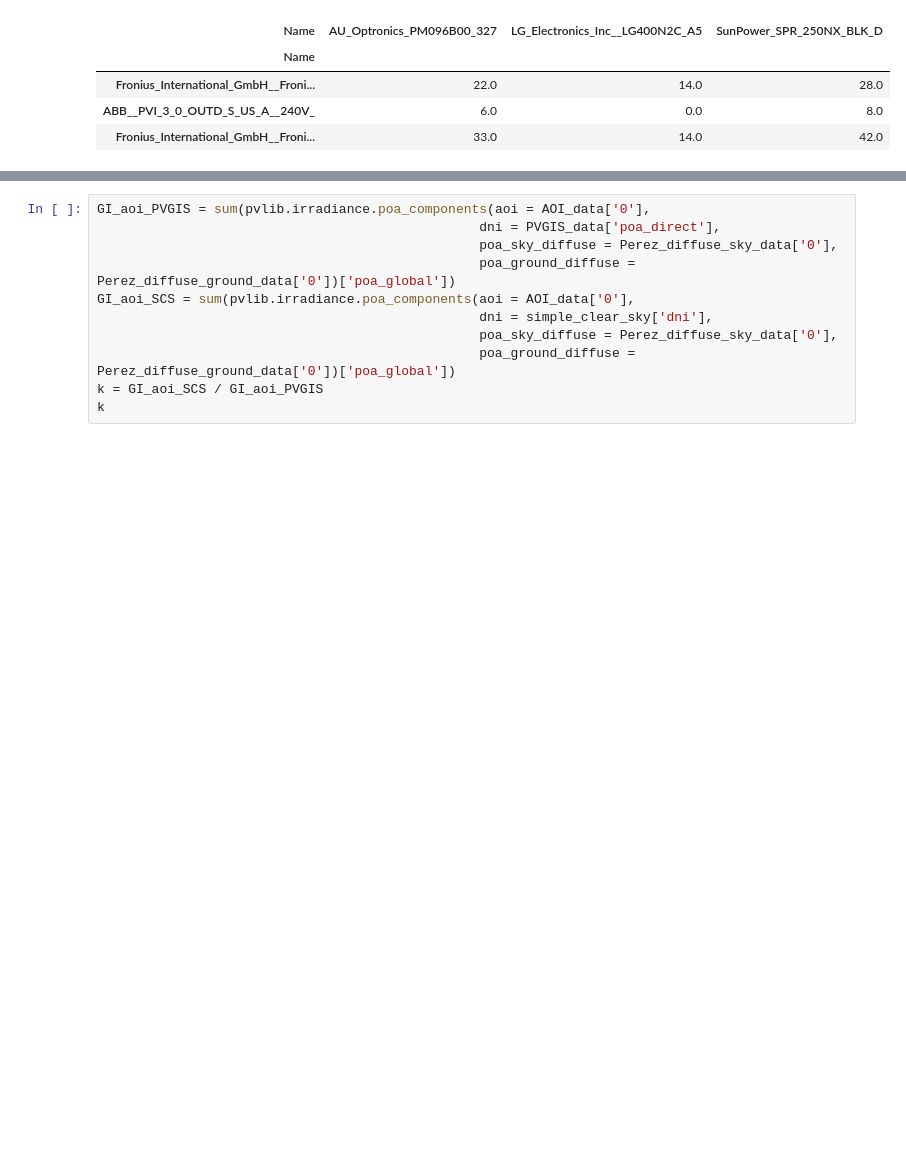
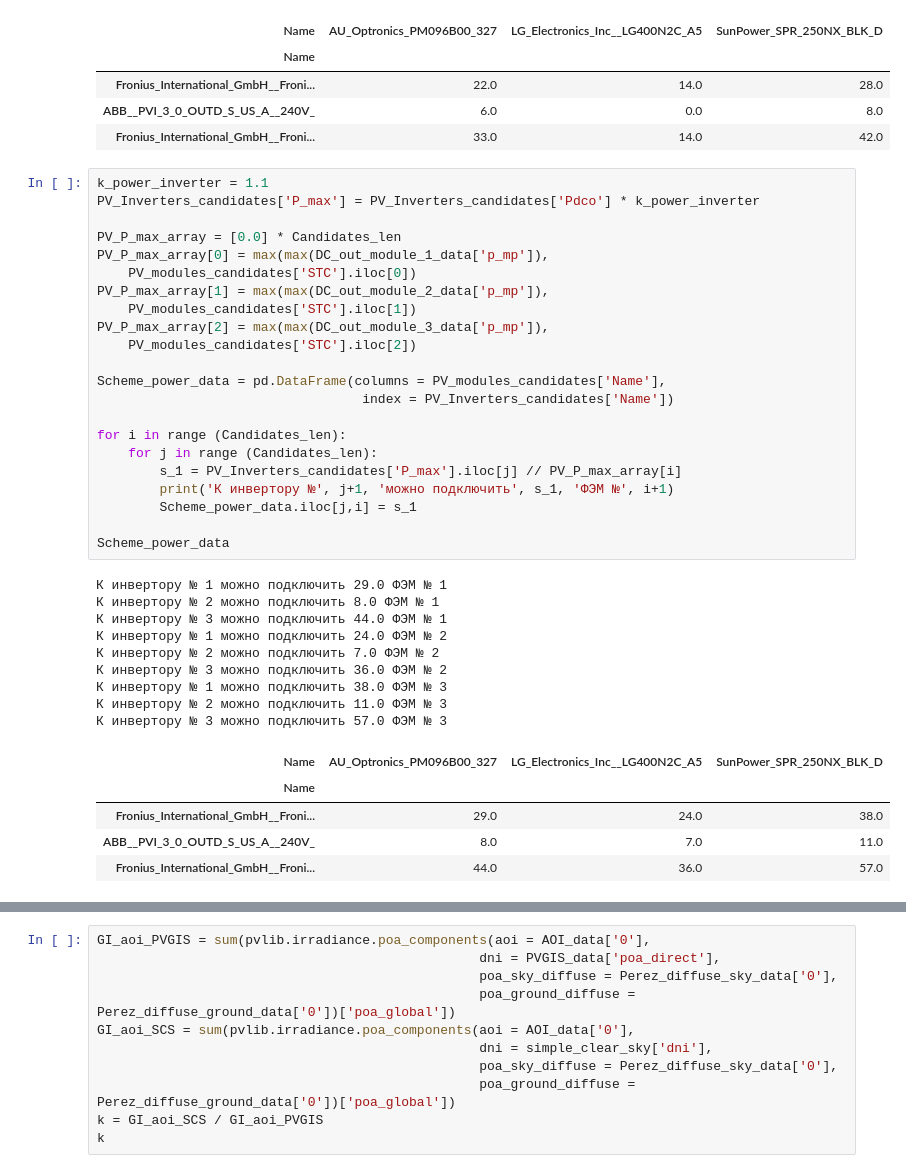
Before and after one commit to EeOneGramm/PVLIB_Grossevichi, a Jupyter notebook: Grossevichi_Kurs.ipynb, the cells around one changed output, grey strips where cells are left out. Cells and saved outputs as stored; diff of their text form; blank space fills up the shorter version.

```diff
--- a/Grossevichi_Kurs.ipynb
+++ b/Grossevichi_Kurs.ipynb
@@ -1084,3 +1084,40 @@ Scheme_total_data
 | Fronius_International_GmbH__Froni... | 22.0 | 14.0 | 28.0 |
 | ABB__PVI_3_0_OUTD_S_US_A__240V_ | 6.0 | 0.0 | 8.0 |
 | Fronius_International_GmbH__Froni... | 33.0 | 14.0 | 42.0 |
+# %%
+k_power_inverter = 1.1
+PV_Inverters_candidates['P_max'] = PV_Inverters_candidates['Pdco'] * k_power_inverter
+
+PV_P_max_array = [0.0] * Candidates_len
+PV_P_max_array[0] = max(max(DC_out_module_1_data['p_mp']),
+    PV_modules_candidates['STC'].iloc[0])
+PV_P_max_array[1] = max(max(DC_out_module_2_data['p_mp']),
+    PV_modules_candidates['STC'].iloc[1])
+PV_P_max_array[2] = max(max(DC_out_module_3_data['p_mp']),
+    PV_modules_candidates['STC'].iloc[2])
+
+Scheme_power_data = pd.DataFrame(columns = PV_modules_candidates['Name'],
+                                  index = PV_Inverters_candidates['Name'])
+
+for i in range (Candidates_len):
+    for j in range (Candidates_len):
+        s_1 = PV_Inverters_candidates['P_max'].iloc[j] // PV_P_max_array[i]
+        print('К инвертору №', j+1, 'можно подключить', s_1, 'ФЭМ №', i+1)
+        Scheme_power_data.iloc[j,i] = s_1
+
+Scheme_power_data
+# %% [output]
+К инвертору № 1 можно подключить 29.0 ФЭМ № 1
+К инвертору № 2 можно подключить 8.0 ФЭМ № 1
+К инвертору № 3 можно подключить 44.0 ФЭМ № 1
+К инвертору № 1 можно подключить 24.0 ФЭМ № 2
+К инвертору № 2 можно подключить 7.0 ФЭМ № 2
+К инвертору № 3 можно подключить 36.0 ФЭМ № 2
+К инвертору № 1 можно подключить 38.0 ФЭМ № 3
+К инвертору № 2 можно подключить 11.0 ФЭМ № 3
+К инвертору № 3 можно подключить 57.0 ФЭМ № 3
+| Name | AU_Optronics_PM096B00_327 | LG_Electronics_Inc__LG400N2C_A5 | SunPower_SPR_250NX_BLK_D |
+| Name |  |  |  |
+| Fronius_International_GmbH__Froni... | 29.0 | 24.0 | 38.0 |
+| ABB__PVI_3_0_OUTD_S_US_A__240V_ | 8.0 | 7.0 | 11.0 |
+| Fronius_International_GmbH__Froni... | 44.0 | 36.0 | 57.0 |
```
Also changed, not shown: parts of 7 cells of this notebook, 1 other file.
